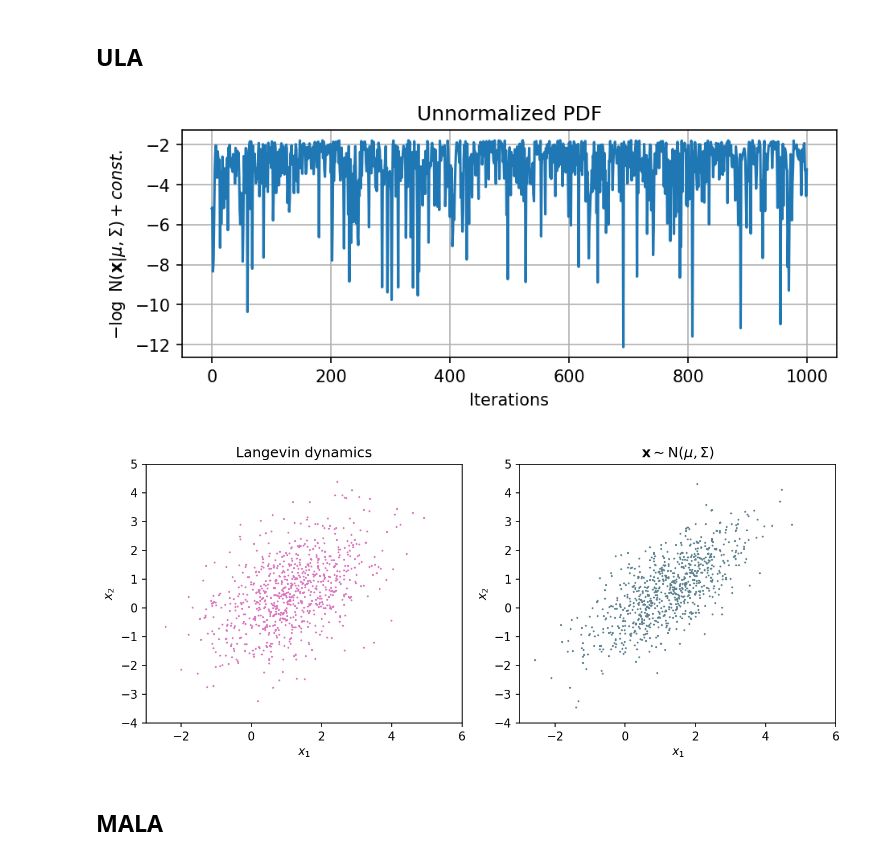
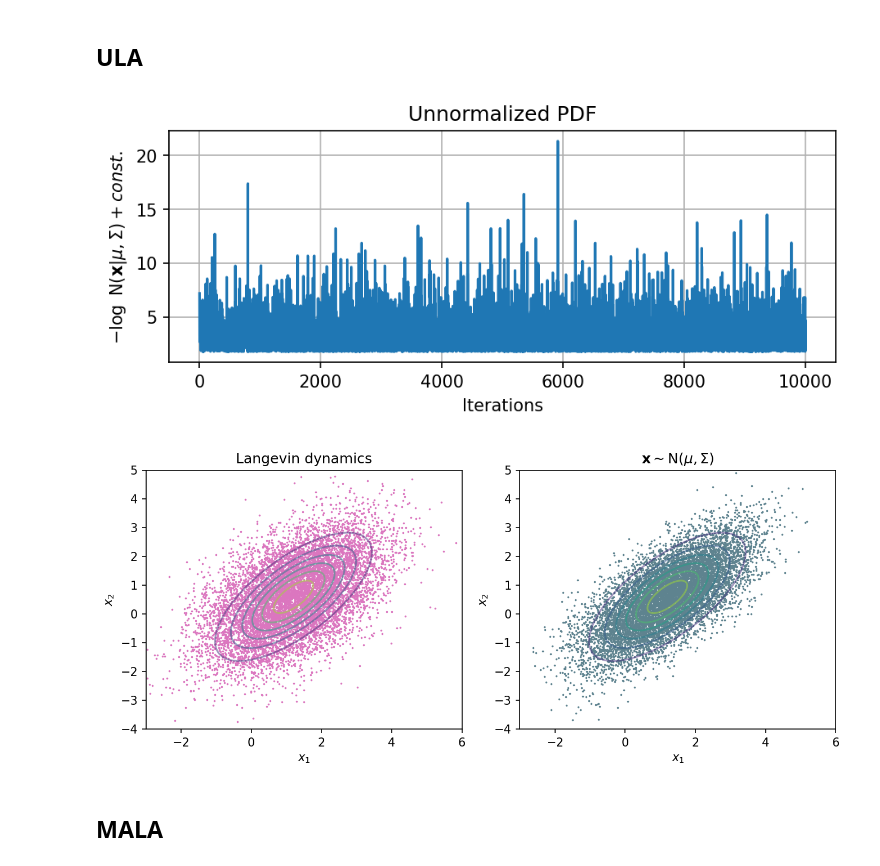
Before and after one commit to shushuzh/608-project, a Jupyter notebook: src/project.ipynb, the cells around one changed output. Cells and saved outputs as stored; diff of their text form; code cells hidden in the pictures.

```diff
--- a/src/project.ipynb
+++ b/src/project.ipynb
@@ -162,54 +186,57 @@ NameError: name 'tfd' is not defined
 # %%
 # ULA
 ## Define ULA sampler with `step_size` equal to 0.75
-max_itr = 1000
-samples = tfp.mcmc.sample_chain(
+max_itr = int(1e4)
+samples_ula = tfp.mcmc.sample_chain(
     num_results=max_itr,
     current_state=tf.zeros(2),
     kernel=tfp.mcmc.UncalibratedLangevin(
         target_log_prob_fn=gaussian.log_prob,
         step_size=0.75)
+    # ,num_steps_between_results=3
     ,num_burnin_steps=500
     ,trace_fn=None
 )
 
-est_samples = np.array(samples)[200:]
-loss_log = np.apply_along_axis(gaussian.log_prob, 1, samples.numpy())
+est_samples_ula = np.array(samples_ula)[200:]
+loss_log_ula = np.apply_along_axis(gaussian.log_prob, 1, samples_ula.numpy())
 
-num_samples = est_samples.shape[0]
-true_samples = np.zeros([num_samples, 2])
-for j in range(num_samples):
-    true_samples[j, :] = gaussian_dist.sample().cpu().numpy()
-
-fig = plt.figure("training logs - net", dpi=150, figsize=(7, 2.5))
-plt.plot(loss_log)
-plt.title("Unnormalized PDF")
-plt.xlabel("Iterations")
-plt.ylabel(r"$- \log \ \mathrm{N}(\mathbf{x} | \mu, \Sigma) + const.$")
-plt.grid()
-
-fig = plt.figure(dpi=150, figsize=(9, 4))
-plt.subplot(121)
-plt.scatter(est_samples[:, 0], est_samples[:, 1], s=.5,
-            color="#db76bf")
-plt.xlabel(r"$x_1$")
-plt.ylabel(r"$x_2$")
-plt.xlim([-3, 6])
-plt.ylim([-4, 5])
-plt.title("Langevin dynamics")
-plt.subplot(122)
-p2 = plt.scatter(true_samples[:, 0], true_samples[:, 1], s=.5,
-                 color="#5e838f")
-plt.xlabel(r"$x_1$")
-plt.ylabel(r"$x_2$")
-plt.xlim([-3, 6])
-plt.ylim([-4, 5])
-plt.title(r"$\mathbf{x} \sim \mathrm{N}(\mu, \Sigma)$")
-plt.tight_layout()
-plt.show()
+num_samples_ula = est_samples_ula.shape[0]
+true_samples_ula = np.zeros([num_samples_ula, 2])
+for j in range(num_samples_ula):
+    true_samples_ula[j, :] = gaussian_dist.sample().cpu().numpy()
-# %% [output]
-[figure, removed]
-[figure, removed]
+# %%
+fig = plt.figure("training logs - net", dpi=150, figsize=(7, 2.5))
+plt.plot(-loss_log_ula)
+plt.title("Unnormalized PDF")
+plt.xlabel("Iterations")
+plt.ylabel(r"$- \log \ \mathrm{N}(\mathbf{x} | \mu, \Sigma) + const.$")
+plt.grid()
+
+fig = plt.figure(dpi=150, figsize=(9, 4))
+plt.subplot(121)
+plt.contour(X, Y, Z, alpha=0.5)
+plt.scatter(est_samples_ula[:, 0], est_samples_ula[:, 1], s=.5,
+            color="#db76bf")
+plt.xlabel(r"$x_1$")
+plt.ylabel(r"$x_2$")
+plt.xlim([-3, 6])
+plt.ylim([-4, 5])
+plt.title("Langevin dynamics")
+plt.subplot(122)
+plt.contour(X, Y, Z, alpha=0.5)
+p2 = plt.scatter(true_samples_ula[:, 0], true_samples_ula[:, 1], s=.5,
+                 color="#5e838f")
+plt.xlabel(r"$x_1$")
+plt.ylabel(r"$x_2$")
+plt.xlim([-3, 6])
+plt.ylim([-4, 5])
+plt.title(r"$\mathbf{x} \sim \mathrm{N}(\mu, \Sigma)$")
+plt.tight_layout()
+plt.show()
+# %% [output]
+[figure, added]
+[figure, added]
 # %% [markdown]
 ## MALA
 # %%
```
Also changed, not shown: parts of 14 cells of this notebook, 4 other files.
